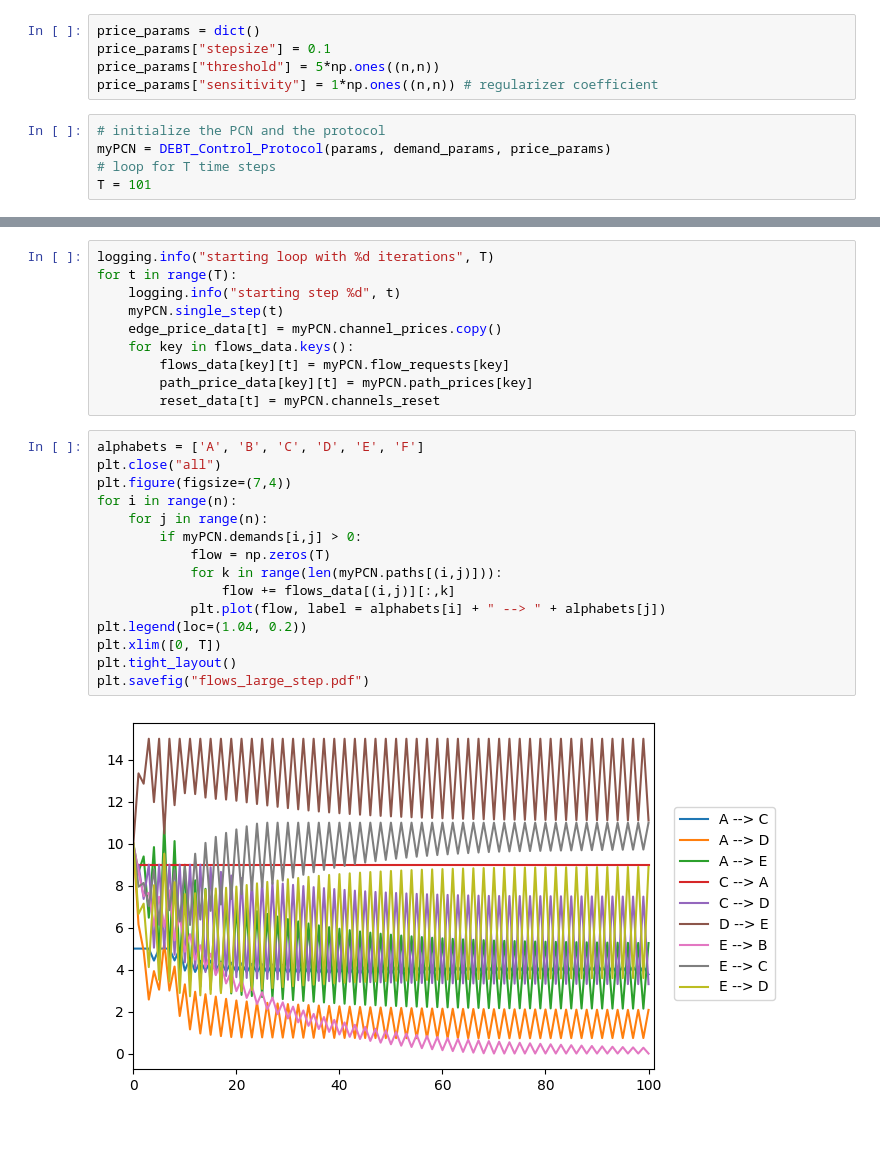
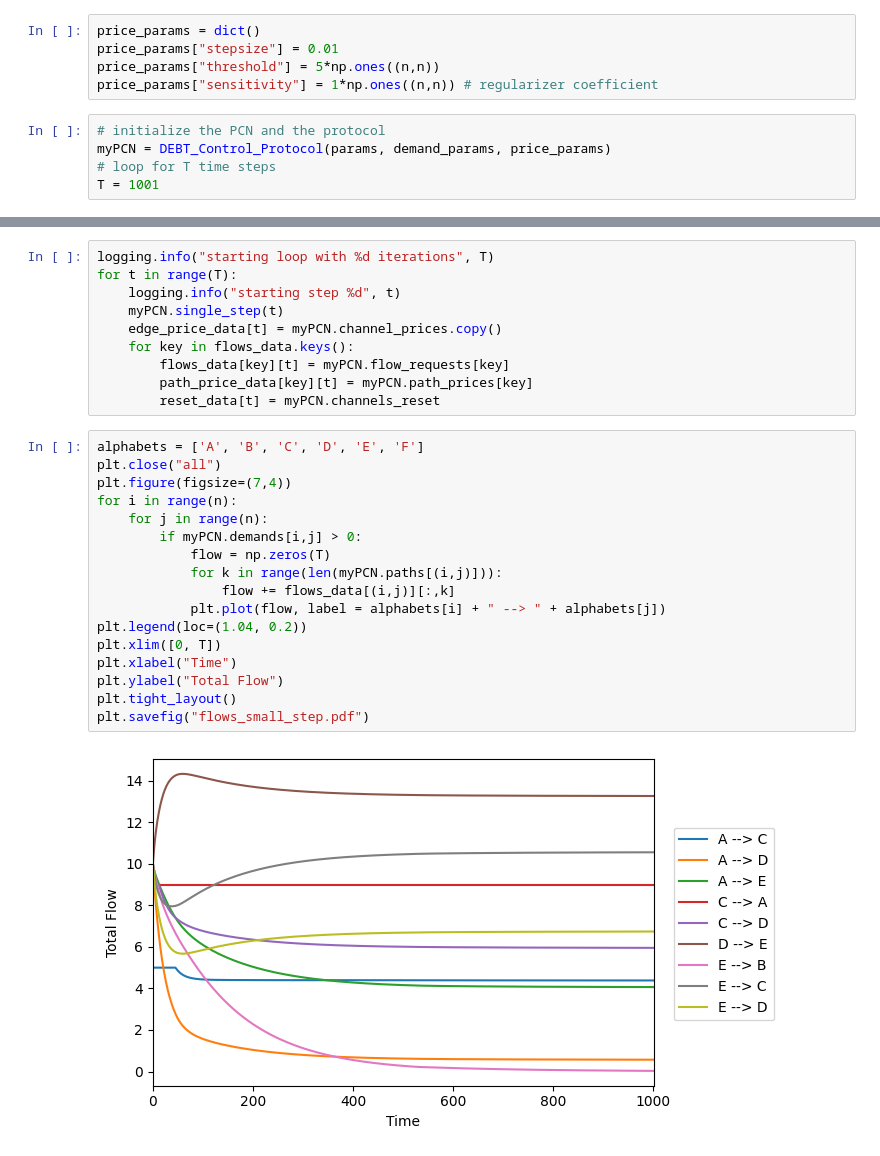
Before and after one commit to surya-sankagiri/payment-channel-networks, a Jupyter notebook: DEBT_control_fivenode_network.ipynb, the cells around one changed output, grey strips where cells are left out. Cells and saved outputs as stored; diff of their text form.

Commit message:
pushed final figures

```diff
--- a/DEBT_control_fivenode_network.ipynb
+++ b/DEBT_control_fivenode_network.ipynb
@@ -54,14 +54,14 @@ Demand Matrix:
  [ 0 10 11 13  0]]
 # %%
 price_params = dict()
-price_params["stepsize"] = 0.1
+price_params["stepsize"] = 0.01
 price_params["threshold"] = 5*np.ones((n,n))
 price_params["sensitivity"] = 1*np.ones((n,n)) # regularizer coefficient
 # %%
 # initialize the PCN and the protocol
 myPCN = DEBT_Control_Protocol(params, demand_params, price_params)
 # loop for T time steps
-T = 101
+T = 1001
 # %%
 # create arrays to store flows and prices
 flows_data = dict()
@@ -87,20 +87,22 @@ for t in range(T):
 # %%
 alphabets = ['A', 'B', 'C', 'D', 'E', 'F']
 plt.close("all")
 plt.figure(figsize=(7,4))
 for i in range(n):
     for j in range(n):
         if myPCN.demands[i,j] > 0:
             flow = np.zeros(T)
             for k in range(len(myPCN.paths[(i,j)])):
                 flow += flows_data[(i,j)][:,k]
             plt.plot(flow, label = alphabets[i] + " --> " + alphabets[j])
 plt.legend(loc=(1.04, 0.2))
 plt.xlim([0, T])
+plt.xlabel("Time")
+plt.ylabel("Total Flow")
 plt.tight_layout()
-plt.savefig("flows_large_step.pdf")
+plt.savefig("flows_small_step.pdf")
 # %% [output]
-[figure, old version]
+[figure, new version]
 # %%
 # replace all zeros with nan in reset_data
 reset_data[reset_data == 0] = np.nan
```
Also changed, not shown: parts of 2 cells of this notebook, 7 other files.
